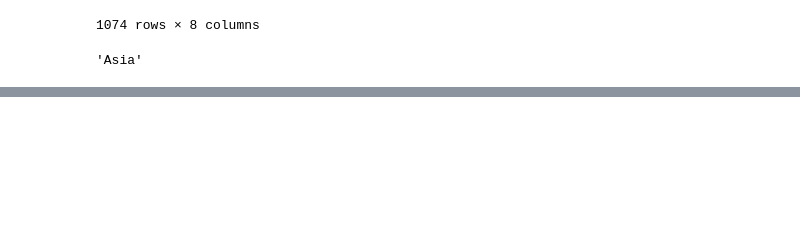
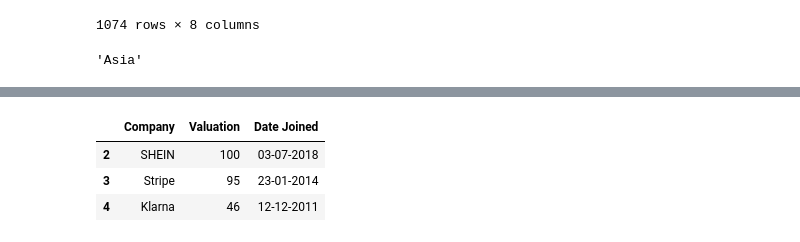
Before and after one commit to sunilsala88/batch-37, a Jupyter notebook: 11_pandas/pandas2.ipynb, the cells around one changed output, grey strips where cells are left out. Saved outputs shown, nothing was run; the diff lists cells and outputs as text; code cells hidden in the pictures; blank space fills up the shorter version.

```diff
--- a/11_pandas/pandas2.ipynb
+++ b/11_pandas/pandas2.ipynb
@@ -67,3 +67,10 @@ df.loc['Zhaogang':"Zwift",'Valuation':'Continent']
 | Zihaiguo | 1 | 06-05-2021 | Consumer & retail | Chongqing | China | Asia |
 | Zopa | 1 | 19-10-2021 | Fintech | London | United Kingdom | Europe |
 | Zwift | 1 | 16-09-2020 | E-commerce & direct-to-consumer | Long Beach | United States | North America |
+# %%
+df.loc[2:4,'Company':'Date Joined']
+# %% [output]
+|  | Company | Valuation | Date Joined |
+| 2 | SHEIN | 100 | 03-07-2018 |
+| 3 | Stripe | 95 | 23-01-2014 |
+| 4 | Klarna | 46 | 12-12-2011 |
```
Also changed, not shown: parts of 3 cells of this notebook.
